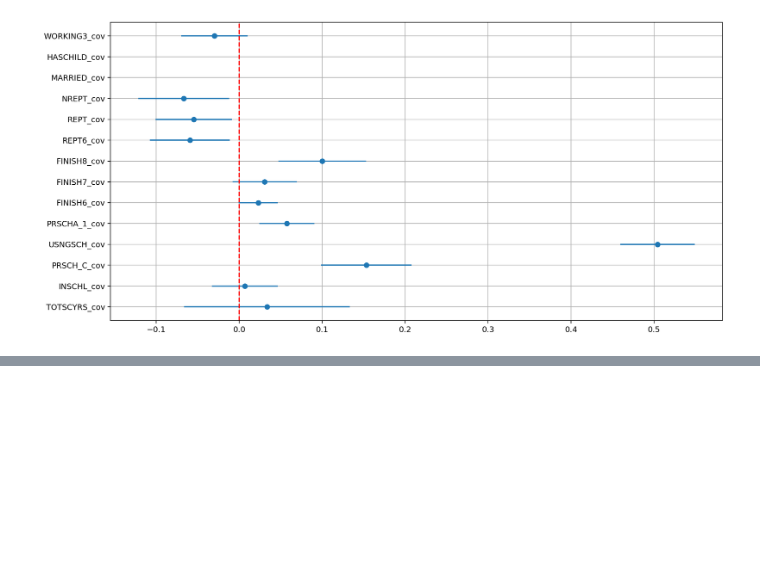
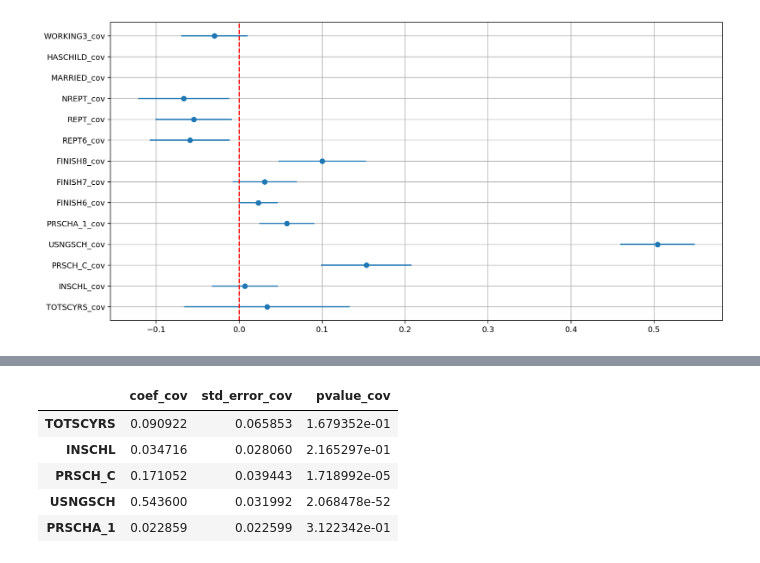
Before and after one commit to kosekitau/causal_inference, a Jupyter notebook: notebook/paces_experiment.ipynb, the cells around one changed output, grey strips where cells are left out. Cells and saved outputs as stored; diff of their text form; code cells hidden in the pictures; blank space fills up the shorter version.

```diff
--- a/notebook/paces_experiment.ipynb
+++ b/notebook/paces_experiment.ipynb
@@ -248,0 +281,39 @@ plt.close()
+# %%
+# 女子生徒のみを取り出す
+df = data_tbl4_bog95.query(" SEX2==0 ")
+
+# まとめて回帰分析
+models_female = {}
+model_name = []
+coef_cov = []
+std_error_cov = []
+pvalue_cov = []
+
+for y_name in formula_y:
+    y = df[y_name]
+
+    # 共変量を加えたもの
+    x_cov = df[z+selection_bias]
+    x_cov = sm.add_constant(x_cov)
+    model_cov = sm.OLS(y, x_cov).fit()
+    coef_cov.append(model_cov.params["VOUCH0"])
+    std_error_cov.append(model_cov.bse["VOUCH0"])
+    pvalue_cov.append(model_cov.pvalues["VOUCH0"])
+    models_female[y_name+"_cov"] = model_cov
+
+    model_name.append(y_name)
+
+df_results_female = pd.DataFrame({
+    "coef_cov" : coef_cov,
+    "std_error_cov" : std_error_cov,
+    "pvalue_cov" : pvalue_cov,
+})
+df_results_female.index = model_name
+df_results_female.head()
+# %% [output]
+|  | coef_cov | std_error_cov | pvalue_cov |
+| TOTSCYRS | 0.090922 | 0.065853 | 1.679352e-01 |
+| INSCHL | 0.034716 | 0.028060 | 2.165297e-01 |
+| PRSCH_C | 0.171052 | 0.039443 | 1.718992e-05 |
+| USNGSCH | 0.543600 | 0.031992 | 2.068478e-52 |
+| PRSCHA_1 | 0.022859 | 0.022599 | 3.122342e-01 |
```
Also changed, not shown: parts of 9 cells of this notebook.
